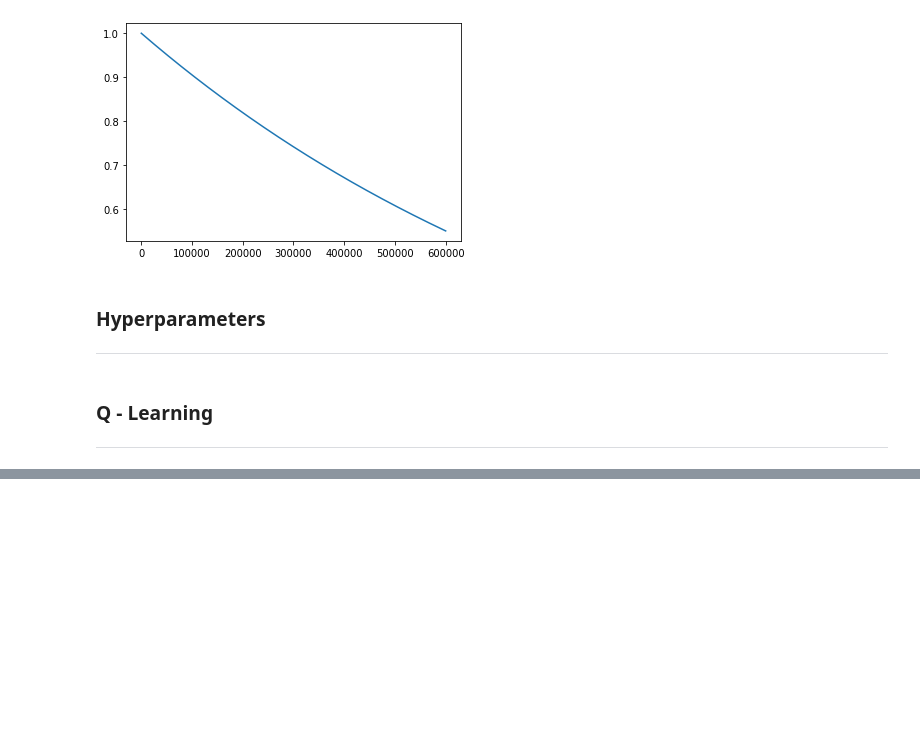
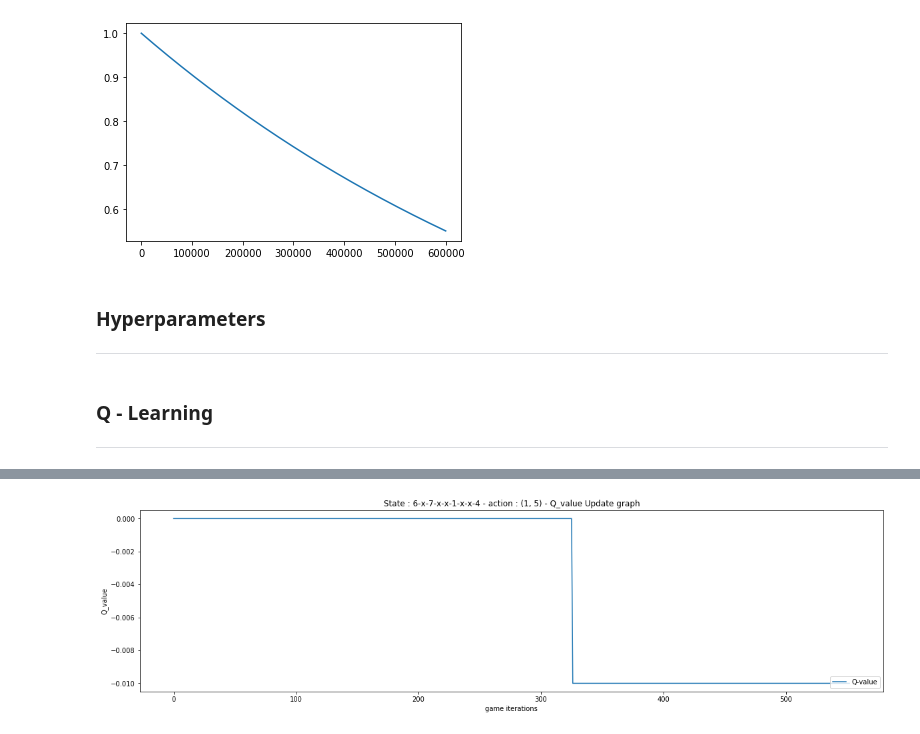
Before and after one commit to dhrubach/rl-tic-tac-toe, a Jupyter notebook: tc_agent.ipynb, the cells around one changed output, grey strips where cells are left out. Cells and saved outputs as stored; diff of their text form; code cells hidden in the pictures; blank space fills up the shorter version.

```diff
--- a/tc_agent.ipynb
+++ b/tc_agent.ipynb
@@ -433,0 +497,4 @@ Number of tie games - 6
+# %%
+plot_q_val_convergence('6-x-7-x-x-1-x-x-4', (1, 5))
+# %% [output]
+[figure, added]
```
Also changed, not shown: parts of 10 cells of this notebook.
